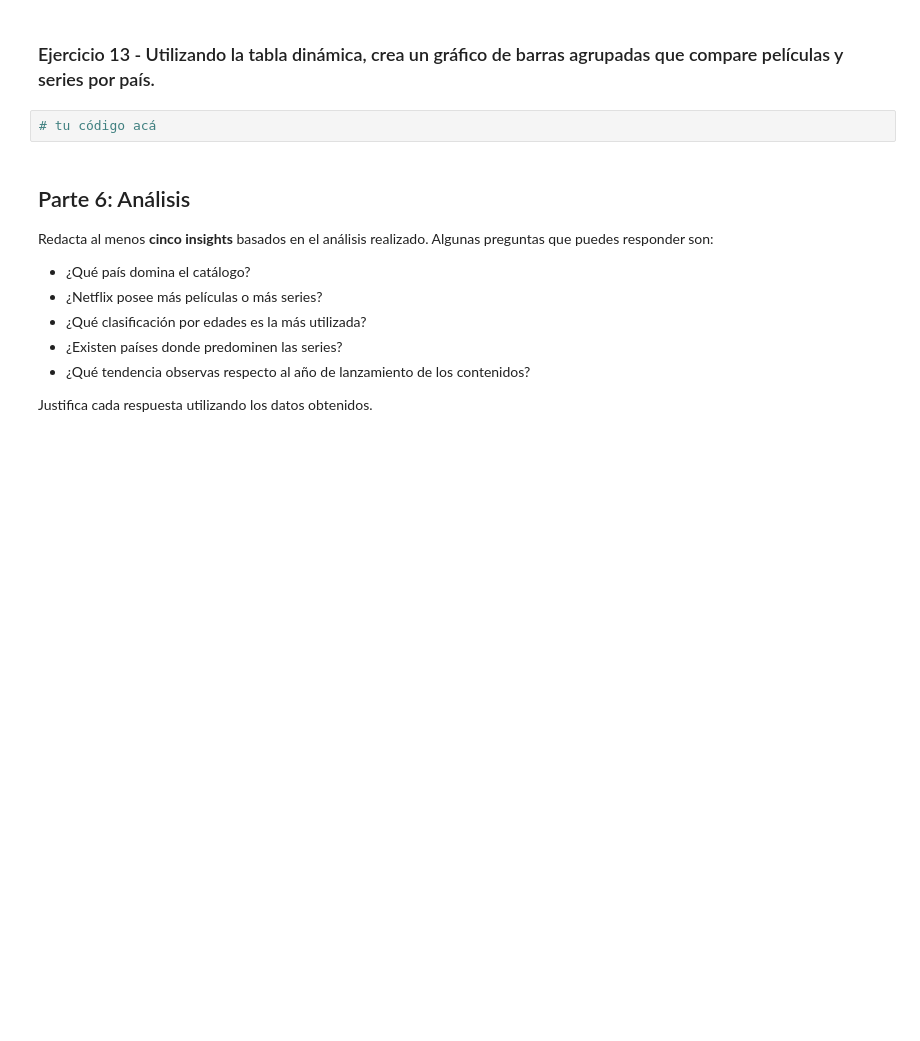
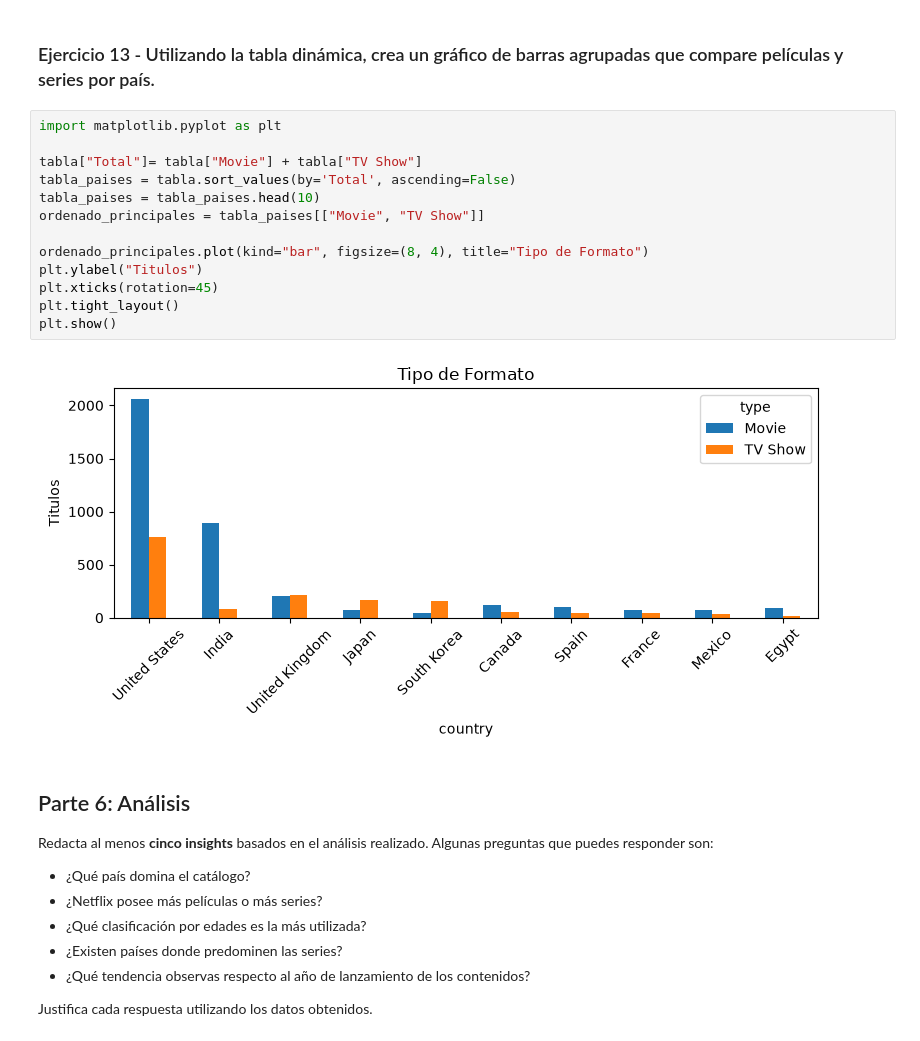
Before and after one commit to gseilerdev/data-analysis-course, a Jupyter notebook: modulo-3-transformacion/clase-10/practica/notebook.ipynb, the cells around one changed output. Cells and saved outputs as stored; diff of their text form; blank space fills up the shorter version.

```diff
--- a/modulo-3-transformacion/clase-10/practica/notebook.ipynb
+++ b/modulo-3-transformacion/clase-10/practica/notebook.ipynb
@@ -365,8 +353,21 @@ plt.show()
 [figure]
 # %% [markdown]
 ### Ejercicio 13 - Utilizando la tabla dinámica, crea un gráfico de barras agrupadas que compare películas y series por país.
-# %%
-# tu código acá
+# %%
+import matplotlib.pyplot as plt
+
+tabla["Total"]= tabla["Movie"] + tabla["TV Show"]
+tabla_paises = tabla.sort_values(by='Total', ascending=False)
+tabla_paises = tabla_paises.head(10)
+ordenado_principales = tabla_paises[["Movie", "TV Show"]]
+
+ordenado_principales.plot(kind="bar", figsize=(8, 4), title="Tipo de Formato")
+plt.ylabel("Titulos")
+plt.xticks(rotation=45)
+plt.tight_layout()
+plt.show()
+# %% [output]
+[figure, added]
 # %% [markdown]
 ## Parte 6: Análisis
 
```
Also changed, not shown: parts of 1 cell of this notebook.
